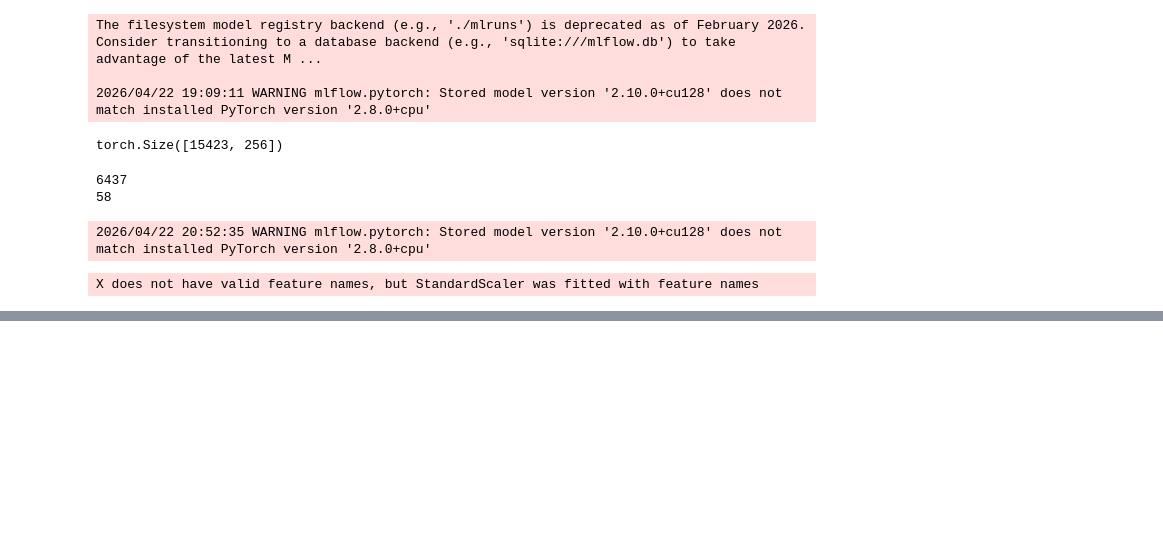
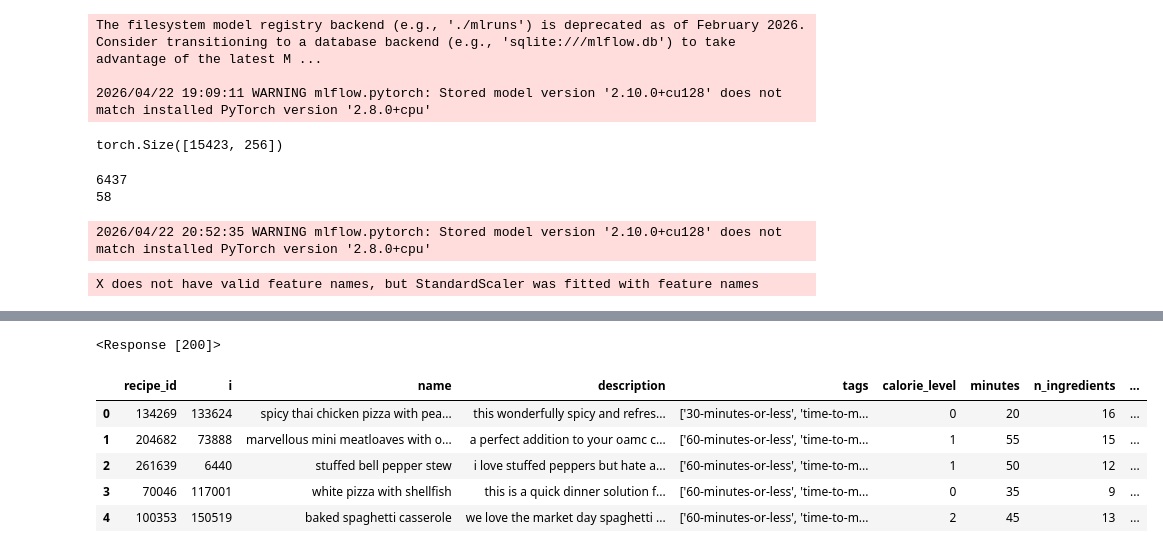
Before and after one commit to soheil-housni/Recipes-Recommendation-System, a Jupyter notebook: main.ipynb, the cells around one changed output, grey strips where cells are left out. Cells and saved outputs as stored; diff of their text form; code cells hidden in the pictures; blank space fills up the shorter version.

```diff
--- a/main.ipynb
+++ b/main.ipynb
@@ -884,0 +909,25 @@ display(recommended_recipes)
+# %%
+url="http://127.0.0.1:8000/recommendation"
+data={
+    "user_id":231160,
+    "ratings":[5,5,5,5,5,5,5],
+    "items":[8911, 20238, 117521, 79316, 154563, 34302, 170682],
+    "techniques_users":[3, 0, 0, 0, 1, 0, 0, 0, 0, 2, 1, 0, 0, 0, 0, 0, 0, 0, 0, 0, 1, 0, 0, 0, 0, 0, 0, 0, 2, 1, 0, 0, 0, 2, 0, 0, 1, 0, 0, 0, 0, 0, 1, 2, 0, 0, 0, 1, 0, 0, 0, 0, 0, 0, 1, 0, 0, 1],
+    "n_items":7,
+    "n_ratings":7
+}
+
+response=requests.post(url,json=data)
+# %%
+print(response)
+# %% [output]
+<Response [200]>
+# %%
+display(pd.DataFrame(response.json()))
+# %% [output]
+|  | recipe_id | i | name | description | tags | calorie_level | minutes | n_ingredients | ... |
+| 0 | 134269 | 133624 | spicy thai chicken pizza with pea... | this wonderfully spicy and refres... | ['30-minutes-or-less', 'time-to-m... | 0 | 20 | 16 | ... |
+| 1 | 204682 | 73888 | marvellous mini meatloaves with o... | a perfect addition to your oamc c... | ['60-minutes-or-less', 'time-to-m... | 1 | 55 | 15 | ... |
+| 2 | 261639 | 6440 | stuffed bell pepper stew | i love stuffed peppers but hate a... | ['60-minutes-or-less', 'time-to-m... | 1 | 50 | 12 | ... |
+| 3 | 70046 | 117001 | white pizza with shellfish | this is a quick dinner solution f... | ['60-minutes-or-less', 'time-to-m... | 0 | 35 | 9 | ... |
+| 4 | 100353 | 150519 | baked spaghetti casserole | we love the market day spaghetti ... | ['60-minutes-or-less', 'time-to-m... | 2 | 45 | 13 | ... |
```
Also changed, not shown: parts of 3 cells of this notebook, 3 other files.
